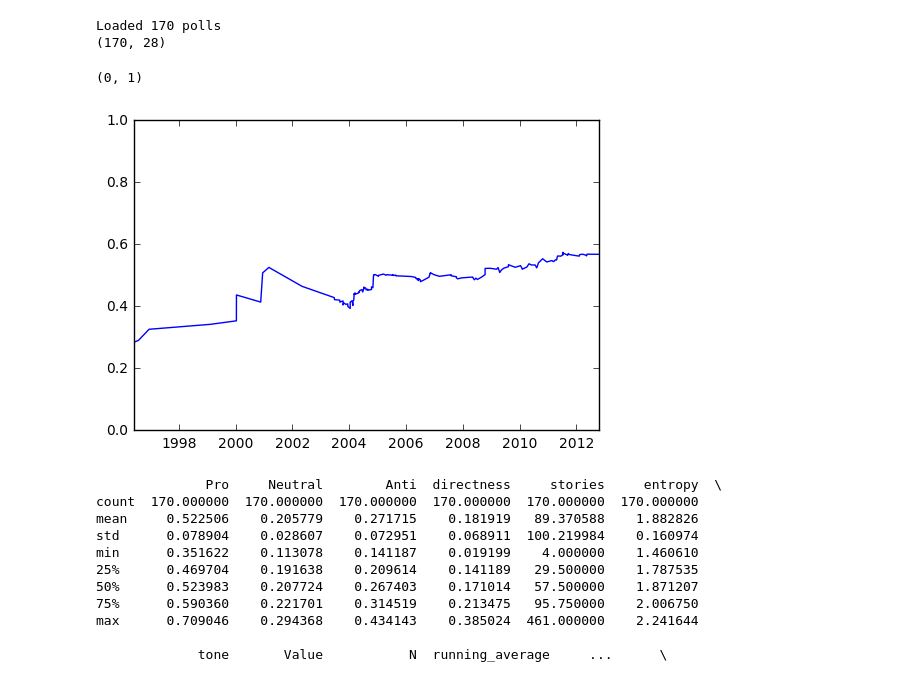
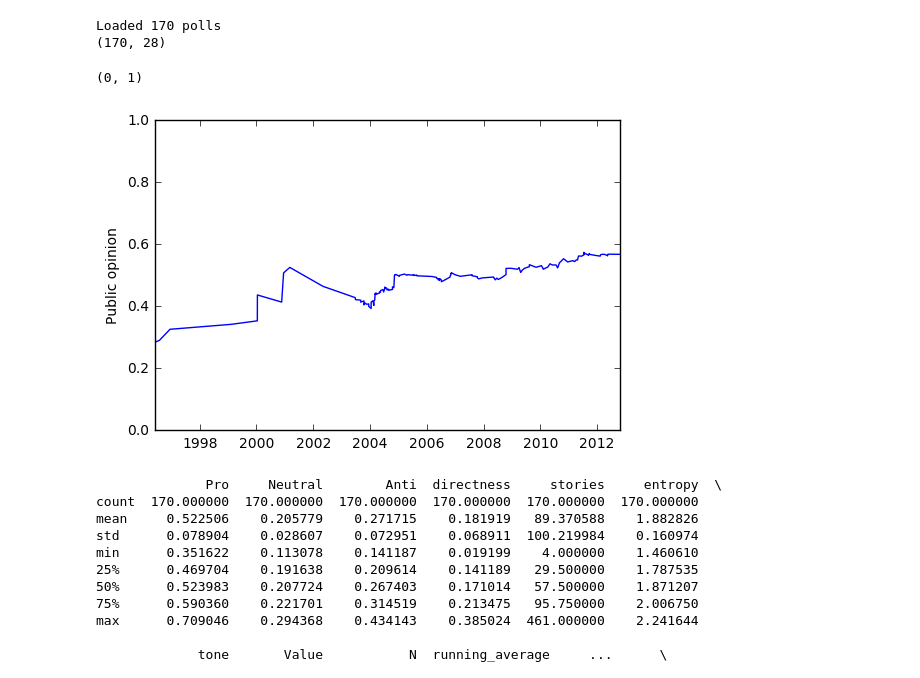
Before and after one commit to dallascard/predicting_public_opinion, a Jupyter notebook: samesex_marriage.ipynb, the cells around one changed output. Cells and saved outputs as stored; diff of their text form; code cells hidden in the pictures.

Commit message:
updates to plots

```diff
--- a/samesex_marriage.ipynb
+++ b/samesex_marriage.ipynb
@@ -62,16 +62,17 @@ Loaded 170 polls
 # %%
 # calculate an exponentially-weighted running average for all polls and plot it
 
 reload(misc)
 
 running_average = misc.calculate_weighted_average(polls, temperature=500)
 polls['running_average'] = running_average
 
 plt.plot(polls['date'], polls['running_average']/100.0)
+plt.ylabel('Public opinion')
 plt.ylim(0, 1)
 # %% [output]
 (0, 1)
-[figure, old version]
+[figure, new version]
 # %%
 reload(misc)
 
```
Also changed, not shown: parts of 1 cell of this notebook, 2 other files.
